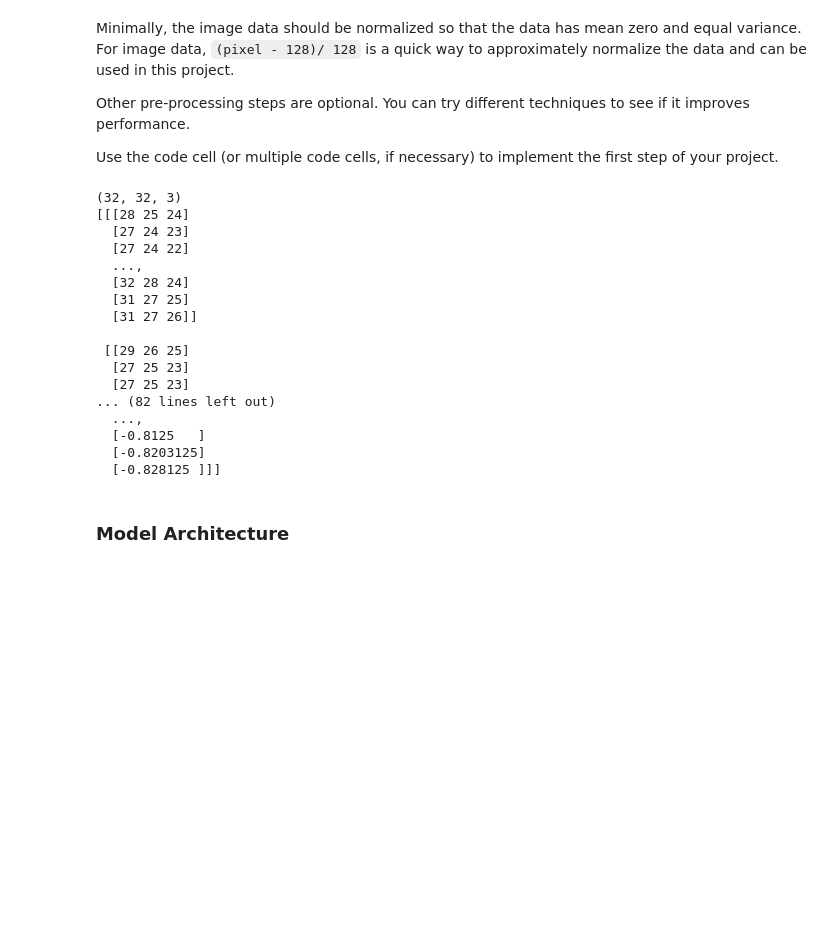
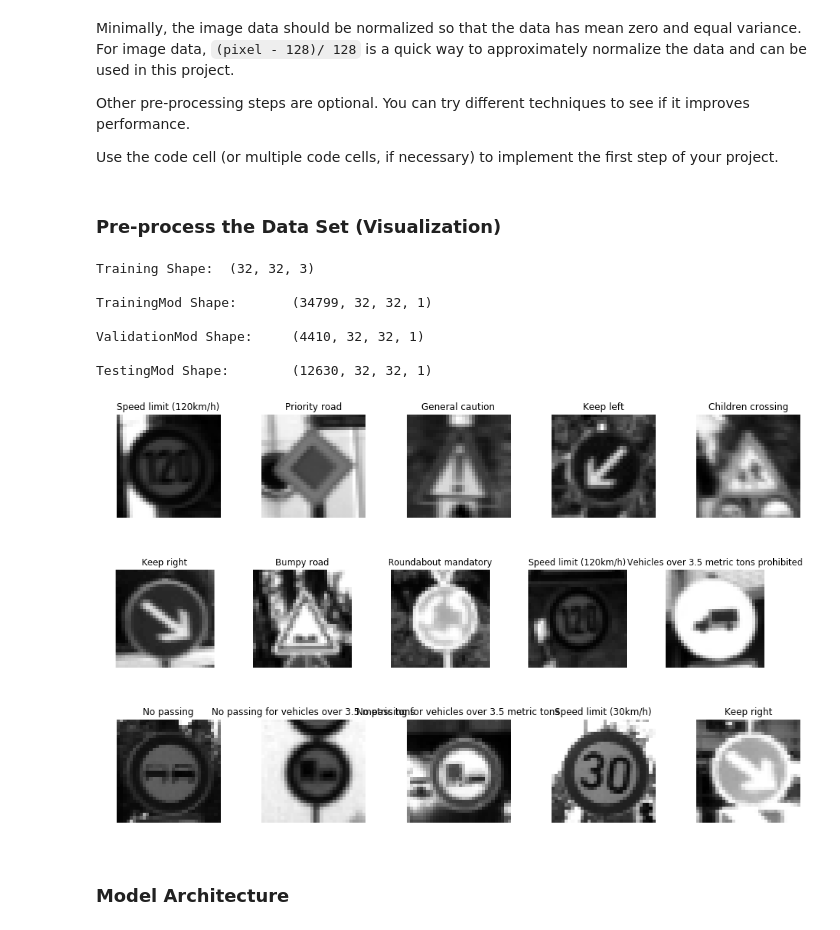
Before and after one commit to Kaarmaa/CarND-Traffic-Sign-Classifier-Project, a Jupyter notebook: Traffic_Sign_Classifier.ipynb, the cells around one changed output. Drawn from its saved outputs; the diff is of its cells as text; code cells hidden in the pictures; blank space fills up the shorter version.

```diff
--- a/Traffic_Sign_Classifier.ipynb
+++ b/Traffic_Sign_Classifier.ipynb
@@ -162,50 +176,73 @@ Minimally, the image data should be normalized so that the data has mean zero an
 Other pre-processing steps are optional. You can try different techniques to see if it improves performance.
 
 Use the code cell (or multiple code cells, if necessary) to implement the first step of your project.
+# %% [markdown]
+### Pre-process the Data Set (Visualization)
 # %%
 ### Preprocess the data here. It is required to normalize the data. Other preprocessing steps could include
 ### converting to grayscale, etc.
 ### Feel free to use as many code cells as needed.
 
 #Peek first element
-print(np.shape(X_train[0]))
-print(X_train[0])
+print('\nTraining Shape:\t',np.shape(X_train[0]))
 
-#process all element
-X_train_mod = np.array([cv2.cvtColor(image, cv2.COLOR_BGR2GRAY) for image in X_train])
+def RandomIndexDraw(Images,Labels,Title):
+    fig, axs = plt.subplots(1,5, figsize=(16, 8))
+    fig.subplots_adjust(hspace = 0.4, wspace=0.4)
+    plt.title(Title)
+
+
+    axs = axs.ravel()
+    for i in range(5):
+        index = np.random.randint(0,len(Labels))
+        axs[i].axis('off')
+        image = Images[index]
+        axs[i].imshow(image,cmap='gray')
+
+        axs[i].set_title(class_names.iloc[Labels[index],0])
+    pass
+
+#process all elements
+
+## Training
+#X_train_mod = np.array([cv2.cvtColor(image, cv2.COLOR_BGR2GRAY) for image in X_train])
+#X_train_mod = (X_train_mod.astype(float) - 128) / 128
+#X_train_mod = X_train_mod.reshape(len(X_train_mod),32,32,1)
+
+
+X_train_mod = np.array([cv2.cvtColor(image, cv2.COLOR_RGB2YUV) for image in X_train])
+X_train_mod = np.array([image[:,:,0] for image in X_train_mod])
+RandomIndexDraw(X_train_mod,y_train,'Training Grayscale')
 X_train_mod = (X_train_mod.astype(float) - 128) / 128
-X_train_mod = X_train_mod.reshape(len(X_train),32,32,1)
+X_train_mod = X_train_mod.reshape(len(X_train_mod),32,32,1)
+print('\nTrainingMod Shape:\t',np.shape(X_train_mod))
 
-X_valid_mod = np.array([cv2.cvtColor(image, cv2.COLOR_BGR2GRAY) for image in X_valid])
+## Validation
+X_valid_mod = np.array([cv2.cvtColor(image, cv2.COLOR_RGB2YUV) for image in X_valid])
+X_valid_mod = np.array([image[:,:,0] for image in X_valid_mod])
+RandomIndexDraw(X_valid_mod,y_valid,'Validation Grayscale')
 X_valid_mod = (X_valid_mod.astype(float) - 128) / 128
 X_valid_mod = X_valid_mod.reshape(len(X_valid_mod),32,32,1)
+print('\nValidationMod Shape:\t',np.shape(X_valid_mod))
 
-
-X_test_mod = np.array([cv2.cvtColor(image, cv2.COLOR_BGR2GRAY) for image in X_test])
+## Testing
+X_test_mod = np.array([cv2.cvtColor(image, cv2.COLOR_RGB2YUV) for image in X_test])
+X_test_mod = np.array([image[:,:,0] for image in X_test_mod])
+RandomIndexDraw(X_test_mod,y_test,'Testing Grayscale')
 X_test_mod = (X_test_mod.astype(float) - 128) / 128
 X_test_mod = X_test_mod.reshape(len(X_test_mod),32,32,1)
-
-#Peek first element again
-print(np.shape(X_train_mod[0]))
-print(X_train_mod[0])
+print('\nTestingMod Shape:\t',np.shape(X_test_mod))
 # %% [output]
-(32, 32, 3)
-[[[28 25 24]
-  [27 24 23]
-  [27 24 22]
-  ...,
-  [32 28 24]
-  [31 27 25]
-  [31 27 26]]
+Training Shape:  (32, 32, 3)
 
- [[29 26 25]
-  [27 25 23]
-  [27 25 23]
-... (82 lines left out)
-  ...,
-  [-0.8125   ]
-  [-0.8203125]
-  [-0.828125 ]]]
+TrainingMod Shape:       (34799, 32, 32, 1)
+
+ValidationMod Shape:     (4410, 32, 32, 1)
+
+TestingMod Shape:        (12630, 32, 32, 1)
+[figure, added]
+[figure, added]
+[figure, added]
 # %% [markdown]
 ### Model Architecture
 # %%
```
Also changed, not shown: parts of 17 cells of this notebook, 5 other files.
